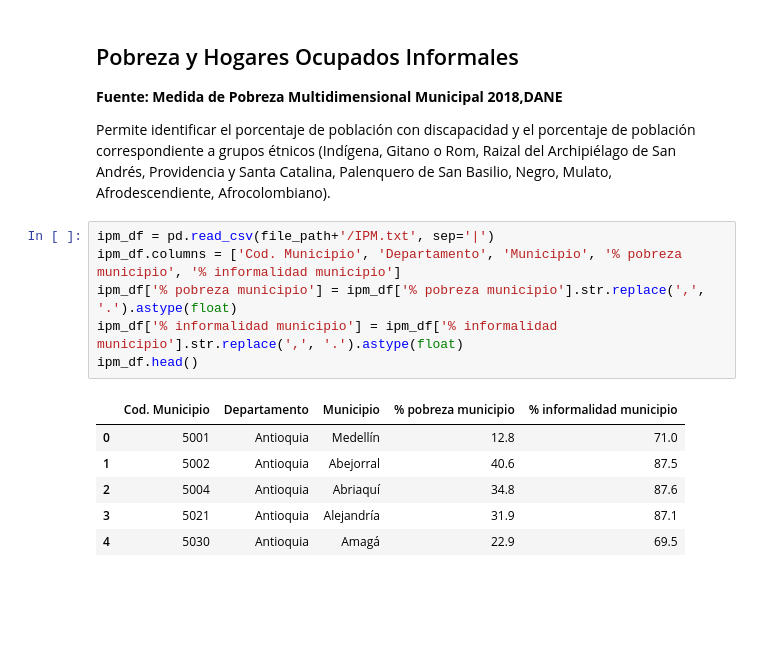
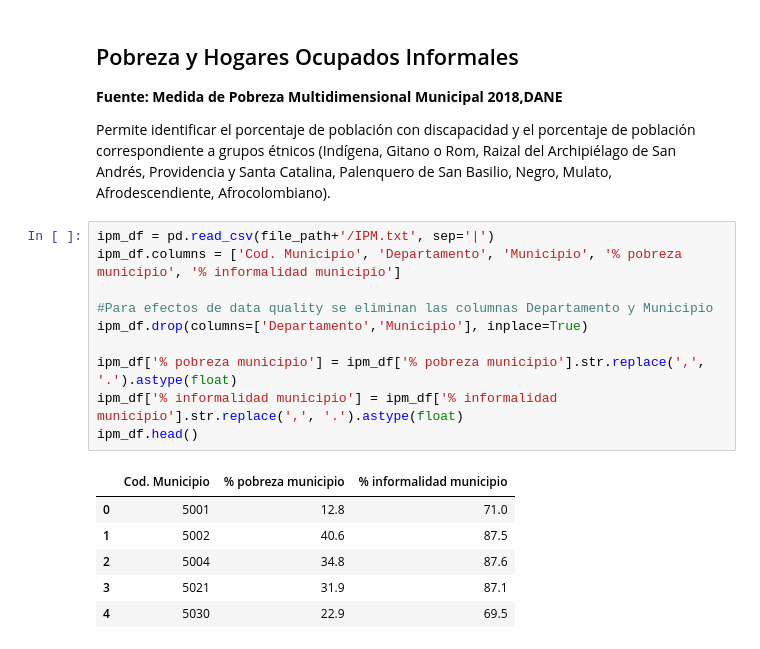
Before and after one commit to maxparra-architecture/inesdi-tfm-grupo6, a Jupyter notebook: EDA.ipynb, the cells around one changed output. Drawn from its saved outputs; the diff is of its cells as text; blank space fills up the shorter version.

```diff
--- a/EDA.ipynb
+++ b/EDA.ipynb
@@ -82,13 +185,17 @@ Permite identificar el porcentaje de población con discapacidad y el porcentaje
 # %%
 ipm_df = pd.read_csv(file_path+'/IPM.txt', sep='|')
 ipm_df.columns = ['Cod. Municipio', 'Departamento', 'Municipio', '% pobreza municipio', '% informalidad municipio']
+
+#Para efectos de data quality se eliminan las columnas Departamento y Municipio
+ipm_df.drop(columns=['Departamento','Municipio'], inplace=True)
+
 ipm_df['% pobreza municipio'] = ipm_df['% pobreza municipio'].str.replace(',', '.').astype(float)
 ipm_df['% informalidad municipio'] = ipm_df['% informalidad municipio'].str.replace(',', '.').astype(float)
 ipm_df.head()
 # %% [output]
-|  | Cod. Municipio | Departamento | Municipio | % pobreza municipio | % informalidad municipio |
-| 0 | 5001 | Antioquia | Medellín | 12.8 | 71.0 |
-| 1 | 5002 | Antioquia | Abejorral | 40.6 | 87.5 |
-| 2 | 5004 | Antioquia | Abriaquí | 34.8 | 87.6 |
-| 3 | 5021 | Antioquia | Alejandría | 31.9 | 87.1 |
-| 4 | 5030 | Antioquia | Amagá | 22.9 | 69.5 |
+|  | Cod. Municipio | % pobreza municipio | % informalidad municipio |
+| 0 | 5001 | 12.8 | 71.0 |
+| 1 | 5002 | 40.6 | 87.5 |
+| 2 | 5004 | 34.8 | 87.6 |
+| 3 | 5021 | 31.9 | 87.1 |
+| 4 | 5030 | 22.9 | 69.5 |
```
Also changed, not shown: parts of 42 cells of this notebook, 5 other files.
